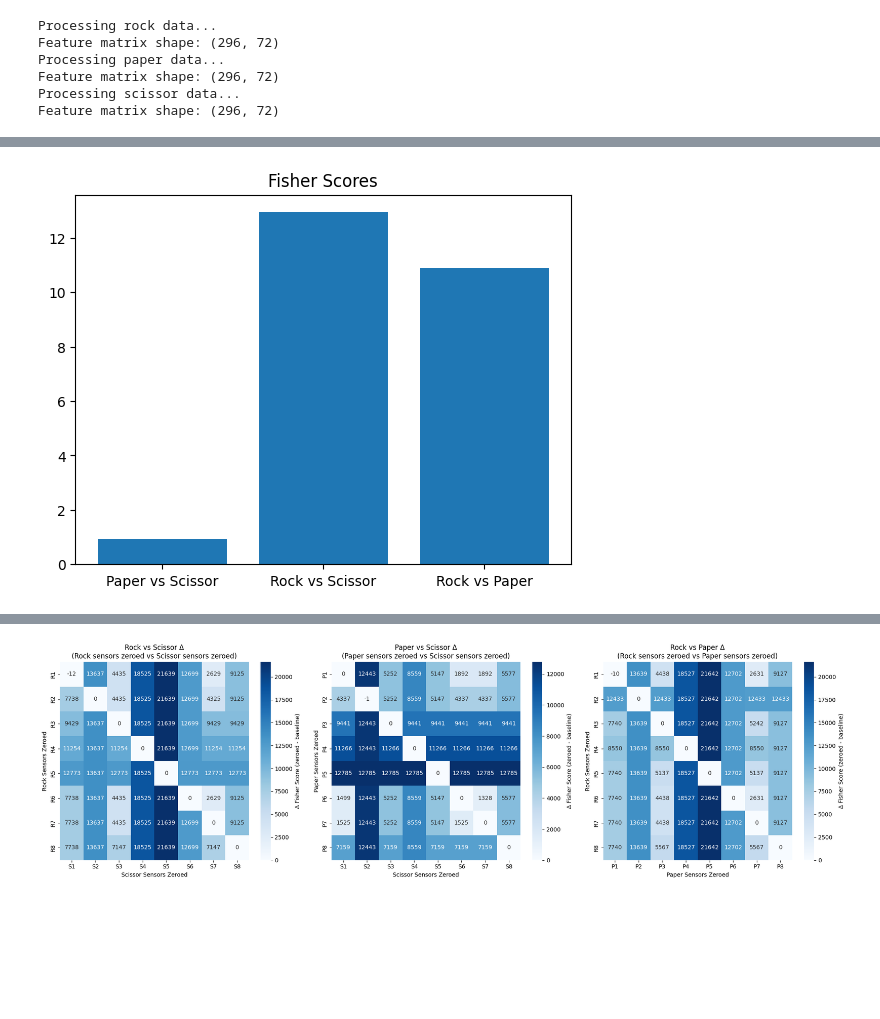
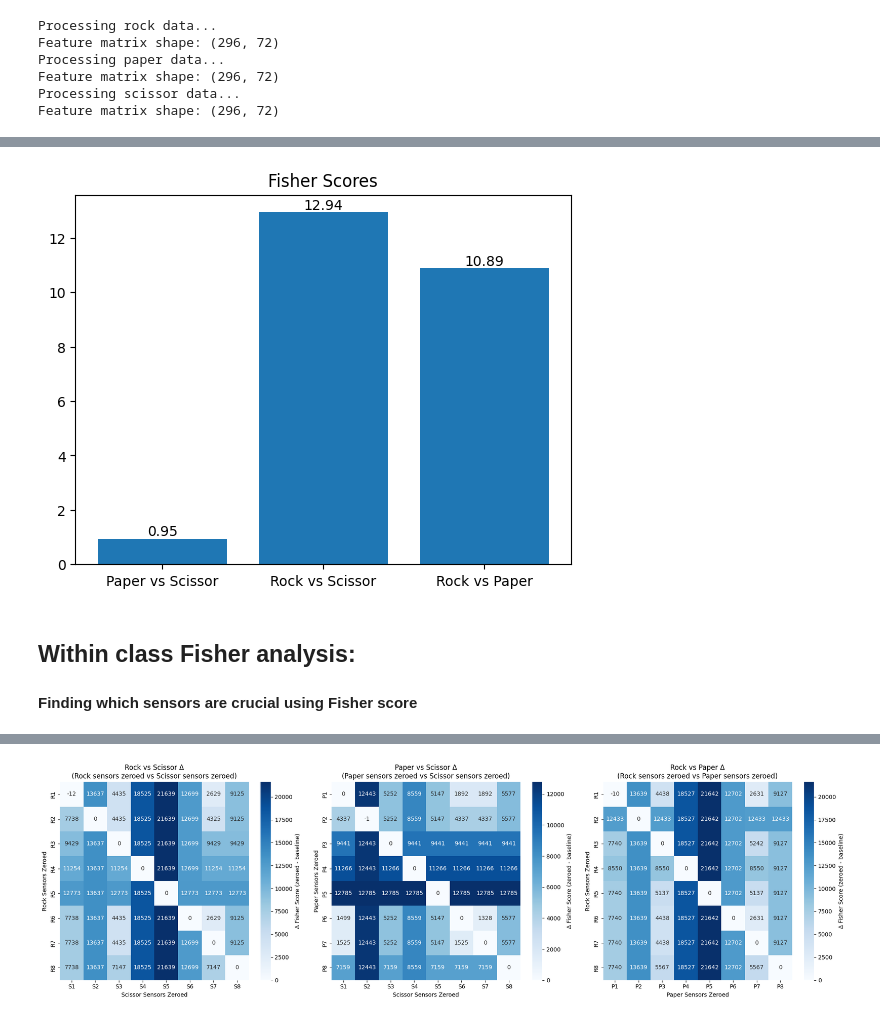
Before and after one commit to freek1/roshambo, a Jupyter notebook: emg_feature_analysis.ipynb, the cells around one changed output, grey strips where cells are left out. Saved outputs shown, nothing was run; the diff lists cells and outputs as text; code cells hidden in the pictures; blank space fills up the shorter version.

Commit message:
Results for CHI paper

```diff
--- a/emg_feature_analysis.ipynb
+++ b/emg_feature_analysis.ipynb
@@ -101,12 +107,12 @@ def higuchi_fd(signal, kmax=10):
     return -np.polyfit(ln_k, L, 1)[0]
 
 # ---------- Main extractor ----------
-def extract_emg_features(emg_tensor, fs=1000):
+def extract_emg_features(emg_np, fs=1000):
     """
     emg_tensor: torch.Size([samples, 1, channels, timesteps])
     Returns: numpy array of shape [samples, channels * n_features]
     """
-    emg_np = emg_tensor.squeeze(1).numpy()  # shape: [samples, channels, timesteps]
+    # emg_np = emg_tensor.squeeze(1).numpy()  # shape: [samples, channels, timesteps]
     n_samples, n_channels, n_timesteps = emg_np.shape
 
     features = []
@@ -148,6 +154,8 @@ if __name__ == "__main__":
             all_x.append(x[y==1])
         all_x = torch.cat(all_x, dim=0)
 
+        all_x = all_x.squeeze(1).numpy()
+
         X_feats = extract_emg_features(all_x, fs=100)
         print("Feature matrix shape:", X_feats.shape)
 
@@ -178,7 +186,9 @@ print(f"Rock vs Paper: {rock_paper}")
 
 import matplotlib.pyplot as plt
 
-plt.bar(x=["Paper vs Scissor", "Rock vs Scissor", "Rock vs Paper"], height=[paper_scissor, rock_scissor, rock_paper])
+bars = plt.bar(x=["Paper vs Scissor", "Rock vs Scissor", "Rock vs Paper"], height=[paper_scissor, rock_scissor, rock_paper])
+for bar, val in zip(bars, [paper_scissor, rock_scissor, rock_paper]):
+    plt.text(bar.get_x() + bar.get_width()/2, bar.get_height(), f"{val:.2f}", ha='center', va='bottom')
 plt.title("Fisher Scores")
 plt.show()
 # %% [output]
@@ -186,3 +196,7 @@ Paper vs Scissor: 0.945380990871888
 Rock vs Scissor: 12.9360718464663
 Rock vs Paper: 10.888213461060227
-[figure, old version]
+[figure, new version]
+# %% [markdown]
+## Within class Fisher analysis:
+
+#### Finding which sensors are crucial using Fisher score
```
Also changed, not shown: parts of 6 cells of this notebook.
